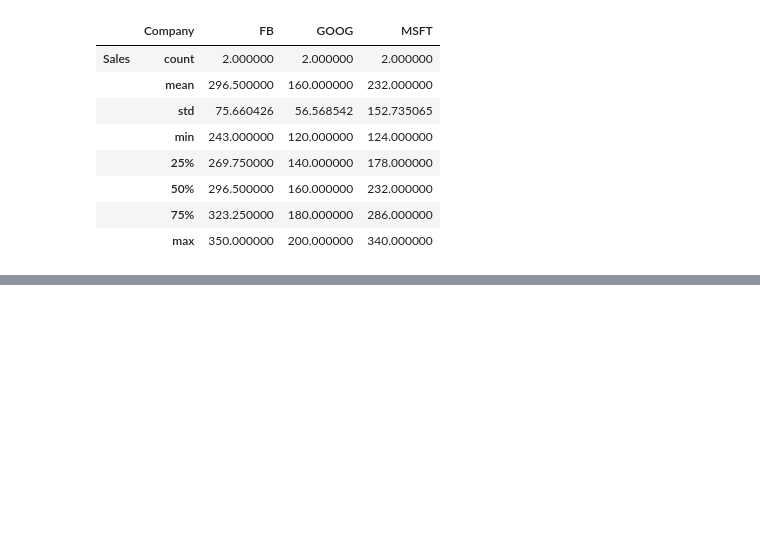
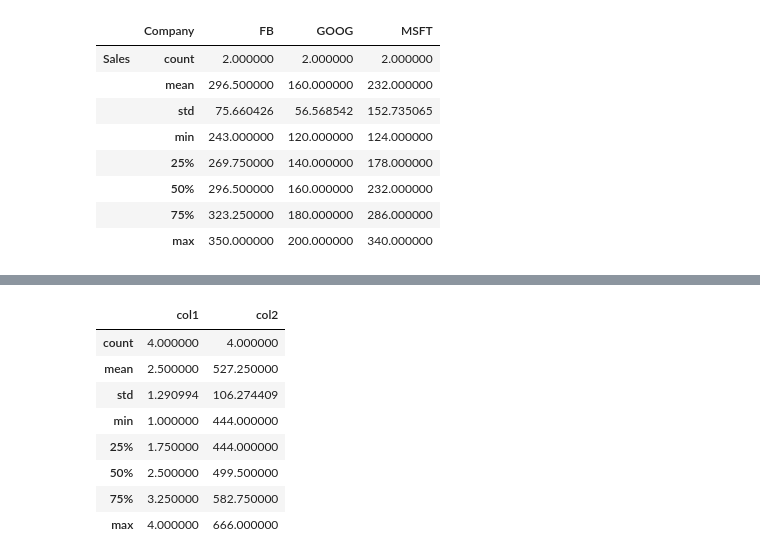
Before and after one commit to Abubakr1710/Python-Libraries, a Jupyter notebook: pandas/intro.ipynb, the cells around one changed output, grey strips where cells are left out. Saved outputs shown, nothing was run; the diff lists cells and outputs as text; code cells hidden in the pictures; blank space fills up the shorter version.

```diff
--- a/pandas/intro.ipynb
+++ b/pandas/intro.ipynb
@@ -414,0 +417,3 @@ df.groupby('Company').describe().transpose() #group the dataframe by a column an
+# %%
+df = pd.DataFrame({'col1':[1,2,3,4], 'col2':[444,555,666,444], 'col3':['abc','def','ghi','xyz']}) # create a dataframe
+df.head() # display the first five rows of the dataframe
@@ -414,0 +449,3 @@ df.groupby('Company').describe().transpose() #group the dataframe by a column an
+# %%
+def times2(x): # create a function
+    return x*2 # return the value of x times 2
@@ -414,0 +464,3 @@ df.groupby('Company').describe().transpose() #group the dataframe by a column an
+# %%
+df['2xcol1'] = df['col1'].apply(times2) # create a new column with the function applied
+df # display the dataframe
@@ -414,0 +504,12 @@ df.groupby('Company').describe().transpose() #group the dataframe by a column an
+# %%
+df.describe() # display a summary of the dataframe
+# %% [output]
+|  | col1 | col2 |
+| count | 4.000000 | 4.000000 |
+| mean | 2.500000 | 527.250000 |
+| std | 1.290994 | 106.274409 |
+| min | 1.000000 | 444.000000 |
+| 25% | 1.750000 | 444.000000 |
+| 50% | 2.500000 | 499.500000 |
+| 75% | 3.250000 | 582.750000 |
+| max | 4.000000 | 666.000000 |
```
Also changed, not shown: parts of 15 cells of this notebook.
